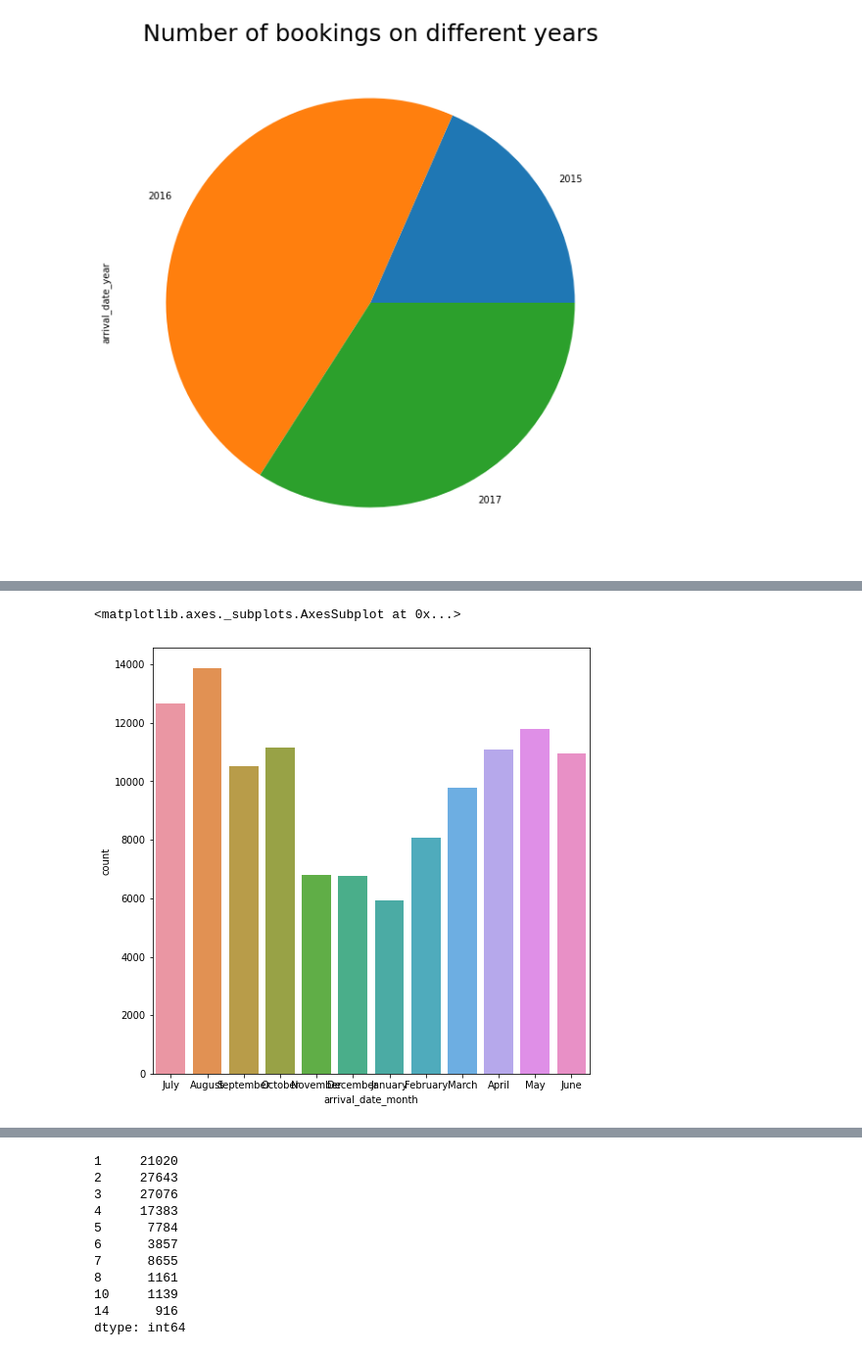
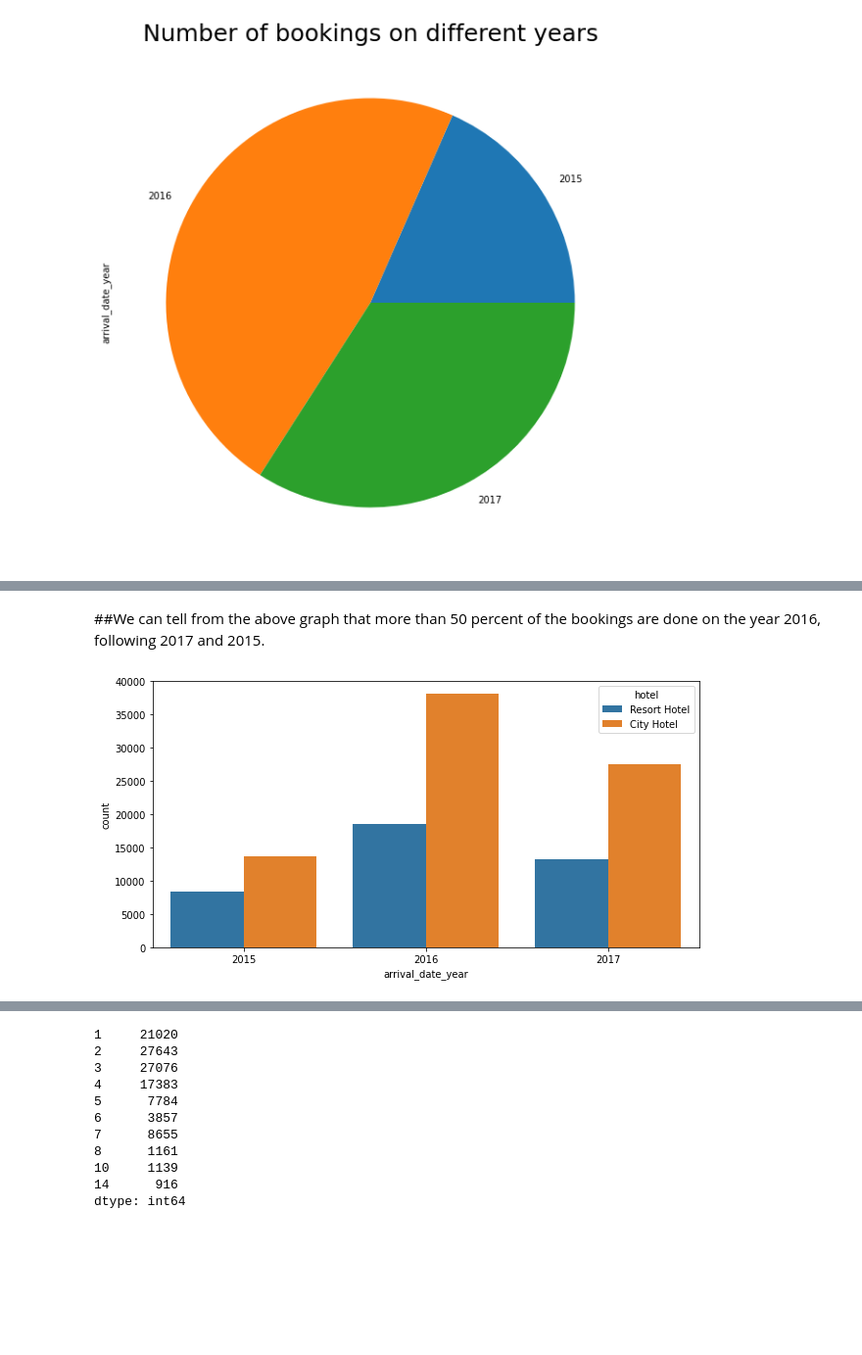
Before and after one commit to ShreedarshM/Hotel-Booking-Analysis, a Jupyter notebook: Hotel_booking_analysis_capstone_project.ipynb, the cells around one changed output, grey strips where cells are left out. Shown at 98% size. Saved outputs shown, nothing was run; the diff lists cells and outputs as text; code cells hidden in the pictures; blank space fills up the shorter version.

```diff
--- a/Hotel_booking_analysis_capstone_project.ipynb
+++ b/Hotel_booking_analysis_capstone_project.ipynb
@@ -241,5 +237,8 @@ sns.countplot(data = data, x='arrival_date_year', hue = 'hotel')
-# %%
-sns.countplot(data['arrival_date_month'])
-# %% [output]
-<matplotlib.axes._subplots.AxesSubplot at 0x...>
-[figure, removed]
+# %% [markdown]
+##We can tell from the above graph that more than 50 percent of the bookings are done on the year 2016, following 2017 and 2015.
+# %%
+#Number of bookingas across different year for Resort hotel and city hotel
+sns.countplot(data = data, x='arrival_date_year', hue = 'hotel')
+plt.rcParams['figure.figsize']=(7,4)
+# %% [output]
+[figure, added]
```
Also changed, not shown: parts of 25 cells of this notebook.
